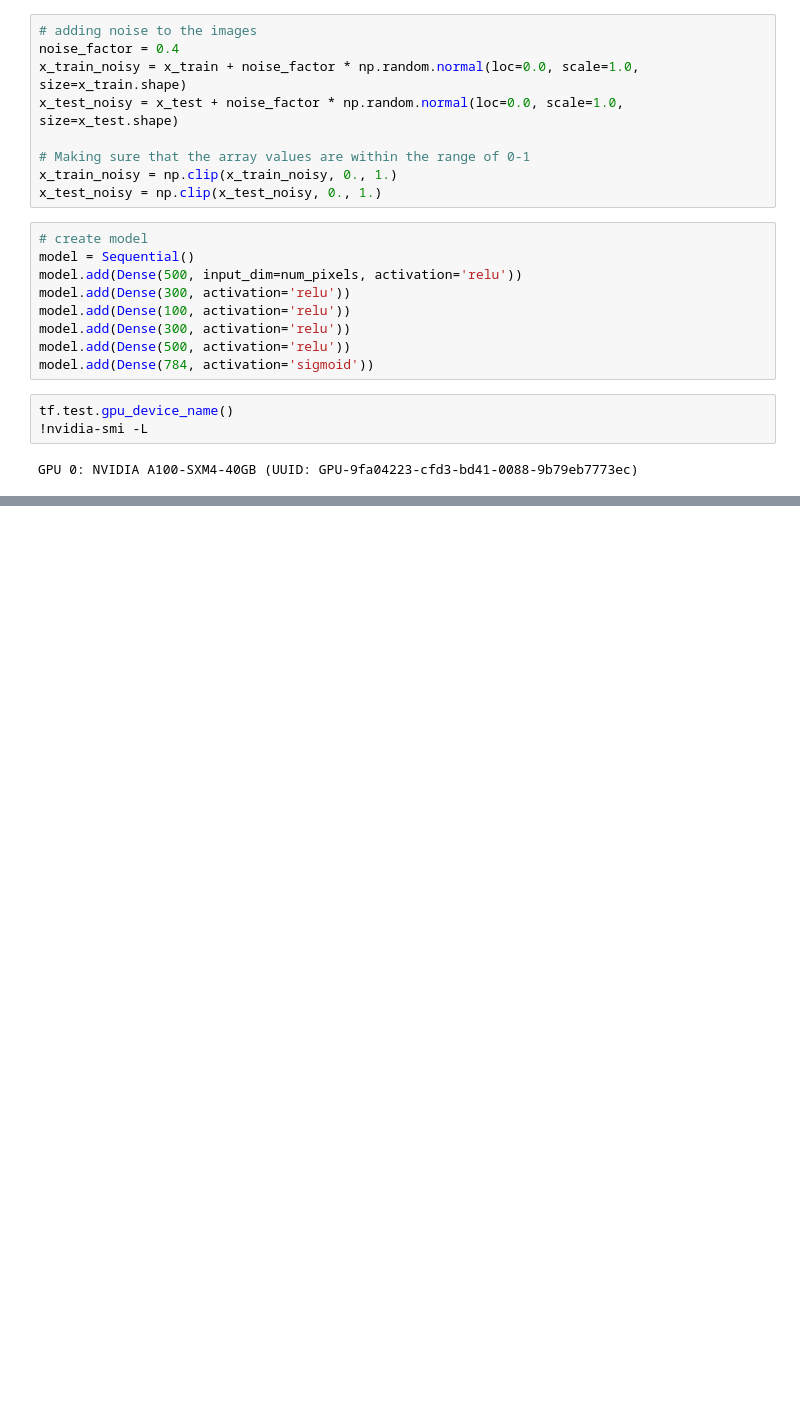
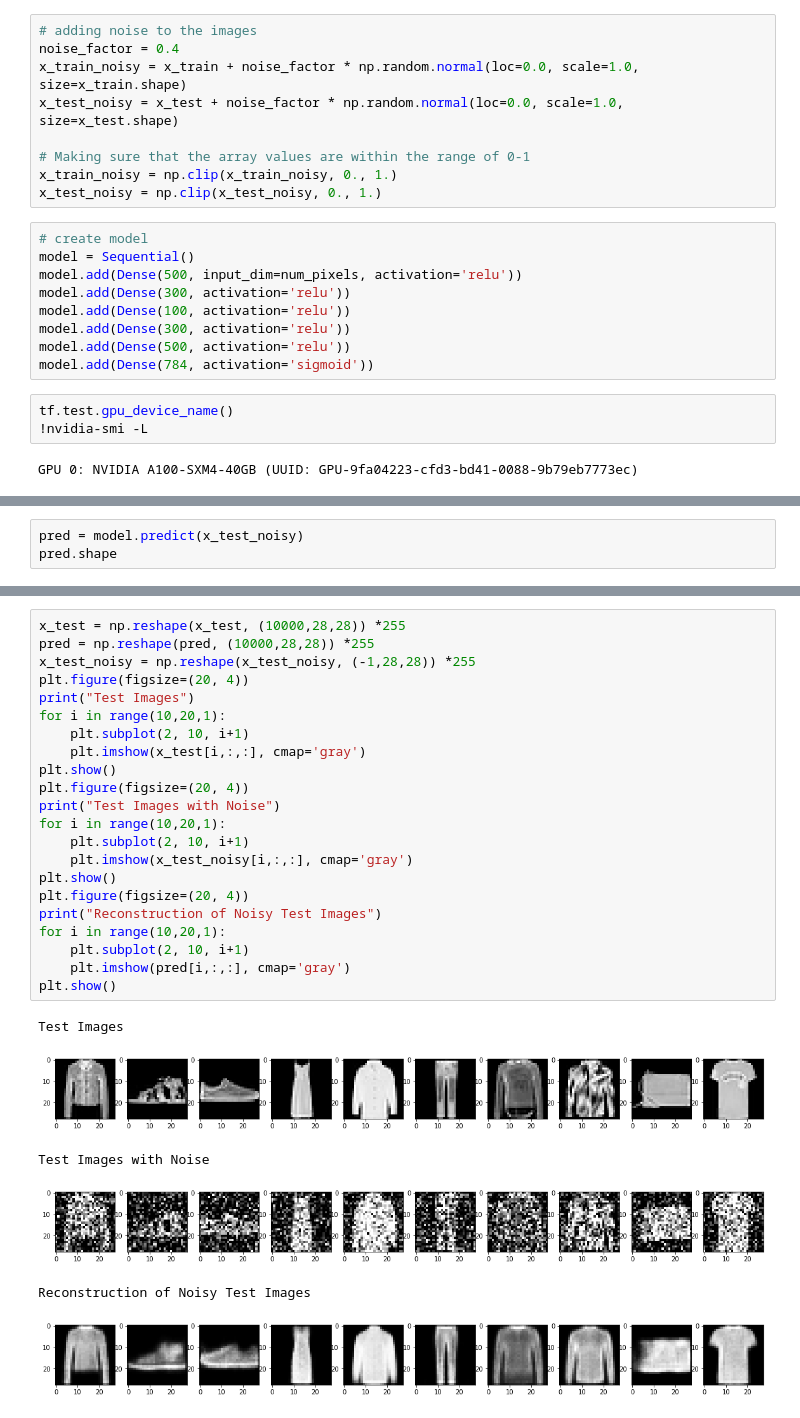
Before and after one commit to Santhosh-S14/COMP-6771-Project, a Jupyter notebook: COMP_6771_Project.ipynb, the cells around one changed output, grey strips where cells are left out. Cells and saved outputs as stored; diff of their text form; blank space fills up the shorter version.

Commit message:
Predicted the model with test images | Plotted the images

```diff
--- a/COMP_6771_Project.ipynb
+++ b/COMP_6771_Project.ipynb
@@ -86 +86,4 @@ Epoch 10/10
 <keras.callbacks.History at 0x...>
+# %%
+pred = model.predict(x_test_noisy)
+pred.shape
@@ -86,0 +93,29 @@ Epoch 10/10
+# %%
+x_test = np.reshape(x_test, (10000,28,28)) *255
+pred = np.reshape(pred, (10000,28,28)) *255
+x_test_noisy = np.reshape(x_test_noisy, (-1,28,28)) *255
+plt.figure(figsize=(20, 4))
+print("Test Images")
+for i in range(10,20,1):
+    plt.subplot(2, 10, i+1)
+    plt.imshow(x_test[i,:,:], cmap='gray')
+plt.show()
+plt.figure(figsize=(20, 4))
+print("Test Images with Noise")
+for i in range(10,20,1):
+    plt.subplot(2, 10, i+1)
+    plt.imshow(x_test_noisy[i,:,:], cmap='gray')
+plt.show()
+plt.figure(figsize=(20, 4))
+print("Reconstruction of Noisy Test Images")
+for i in range(10,20,1):
+    plt.subplot(2, 10, i+1)
+    plt.imshow(pred[i,:,:], cmap='gray')
+plt.show()
+# %% [output]
+Test Images
+[figure, added]
+Test Images with Noise
+[figure, added]
+Reconstruction of Noisy Test Images
+[figure, added]
```
Also changed, not shown: parts of 2 cells of this notebook.
